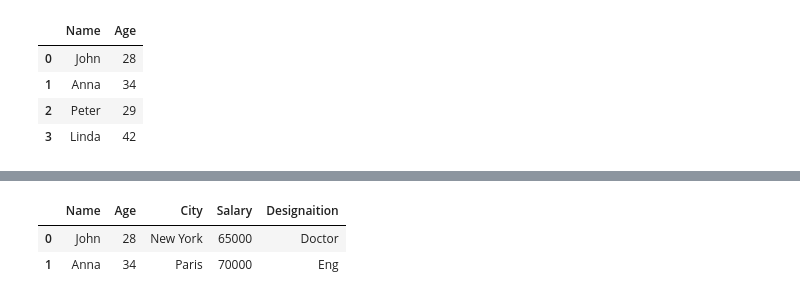
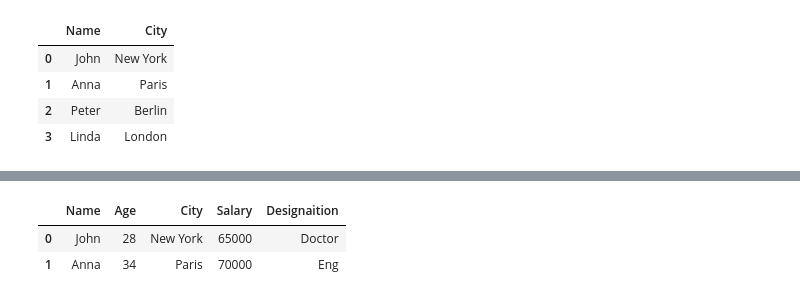
Before and after one commit to sunny-bhakta/Pandas, a Jupyter notebook: 02_DataFrames.ipynb, the cells around one changed output, grey strips where cells are left out. Cells and saved outputs as stored; diff of their text form; code cells hidden in the pictures.

```diff
--- a/02_DataFrames.ipynb
+++ b/02_DataFrames.ipynb
@@ -58,8 +72,8 @@ df2
-# %%
-df2[["Name", "Age"]]
-# %% [output]
-|  | Name | Age |
-| 0 | John | 28 |
-| 1 | Anna | 34 |
-| 2 | Peter | 29 |
-| 3 | Linda | 42 |
+# %%
+df2[["Name", "City"]] # as we added label to column so index won;t work need to use Coumn Name
+# %% [output]
+|  | Name | City |
+| 0 | John | New York |
+| 1 | Anna | Paris |
+| 2 | Peter | Berlin |
+| 3 | Linda | London |
```
Also changed, not shown: parts of 29 cells of this notebook.
